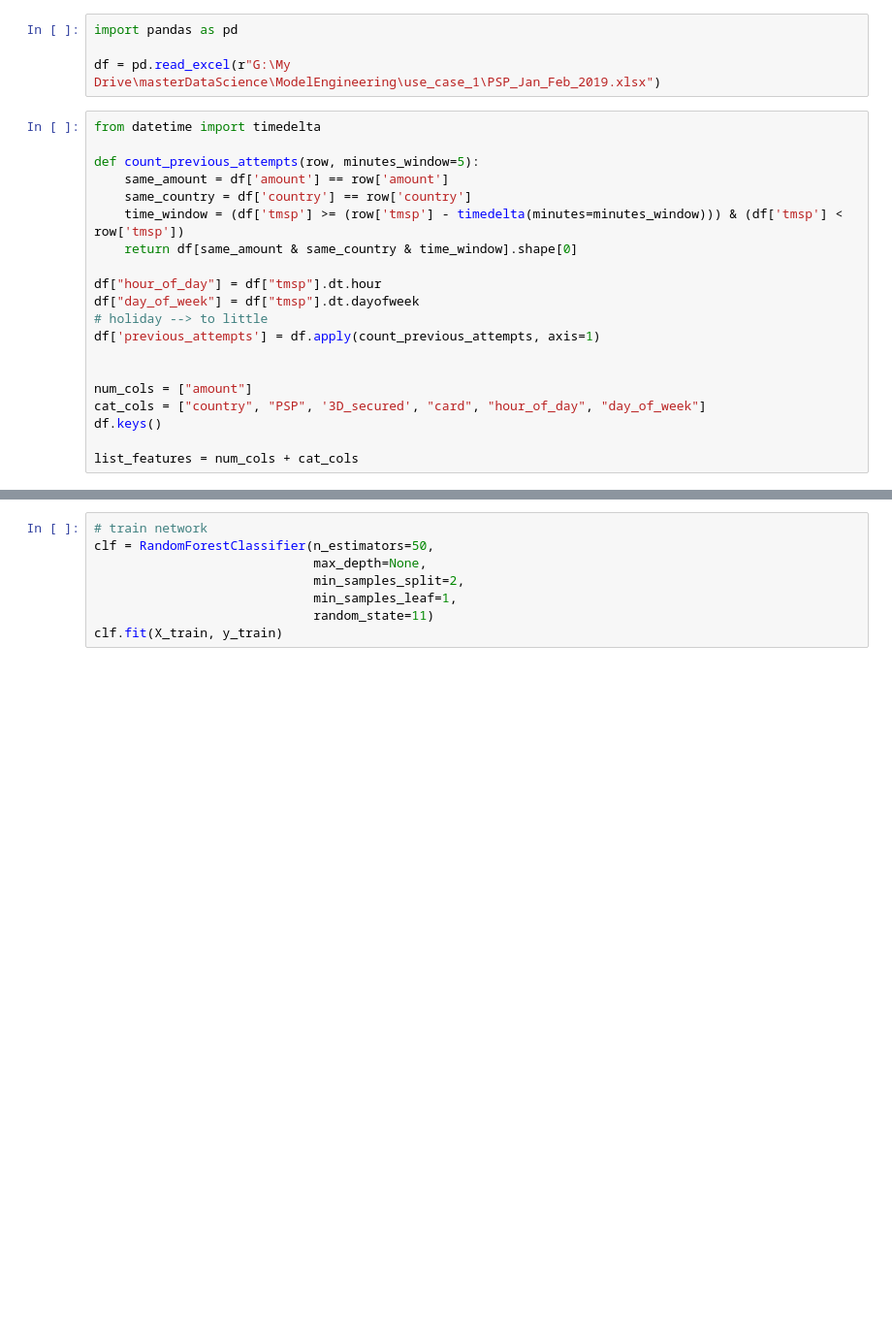
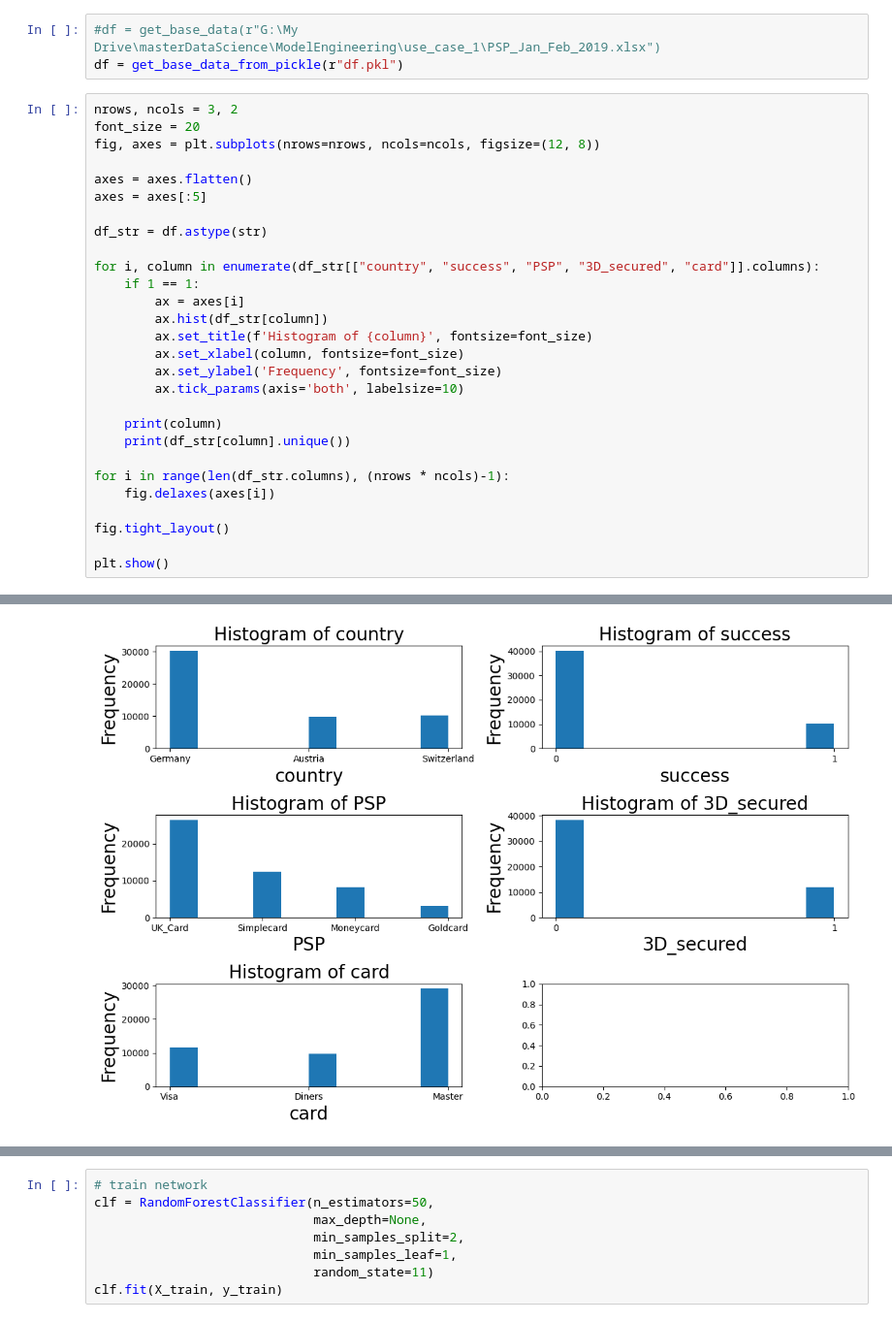
Before and after one commit to etaks90/azureExamples_finance, a Jupyter notebook: modelEngineering/app.ipynb, the cells around one changed output, grey strips where cells are left out. Shown at 97% size. Drawn from its saved outputs; the diff is of its cells as text; blank space fills up the shorter version.

```diff
--- a/modelEngineering/app.ipynb
+++ b/modelEngineering/app.ipynb
@@ -1,24 +33,32 @@
 # %%
-import pandas as pd
-
-df = pd.read_excel(r"G:\My Drive\masterDataScience\ModelEngineering\use_case_1\PSP_Jan_Feb_2019.xlsx")
+#df = get_base_data(r"G:\My Drive\masterDataScience\ModelEngineering\use_case_1\PSP_Jan_Feb_2019.xlsx")
+df = get_base_data_from_pickle(r"df.pkl")
-# %%
-from datetime import timedelta
-
-def count_previous_attempts(row, minutes_window=5):
-    same_amount = df['amount'] == row['amount']
-    same_country = df['country'] == row['country']
-    time_window = (df['tmsp'] >= (row['tmsp'] - timedelta(minutes=minutes_window))) & (df['tmsp'] < row['tmsp'])
-    return df[same_amount & same_country & time_window].shape[0]
-
-df["hour_of_day"] = df["tmsp"].dt.hour
-df["day_of_week"] = df["tmsp"].dt.dayofweek
-# holiday --> to little
-df['previous_attempts'] = df.apply(count_previous_attempts, axis=1)
-
-
-num_cols = ["amount"]
-cat_cols = ["country", "PSP", '3D_secured', "card", "hour_of_day", "day_of_week"]
-df.keys()
-
-list_features = num_cols + cat_cols
+# %%
+nrows, ncols = 3, 2
+font_size = 20
+fig, axes = plt.subplots(nrows=nrows, ncols=ncols, figsize=(12, 8))
+
+axes = axes.flatten()
+axes = axes[:5]
+
+df_str = df.astype(str)
+
+for i, column in enumerate(df_str[["country", "success", "PSP", "3D_secured", "card"]].columns):
+    if 1 == 1:
+        ax = axes[i]
+        ax.hist(df_str[column])
+        ax.set_title(f'Histogram of {column}', fontsize=font_size)
+        ax.set_xlabel(column, fontsize=font_size)
+        ax.set_ylabel('Frequency', fontsize=font_size)
+        ax.tick_params(axis='both', labelsize=10)
+
+    print(column)
+    print(df_str[column].unique())
+
+for i in range(len(df_str.columns), (nrows * ncols)-1):
+    fig.delaxes(axes[i])
+
+fig.tight_layout()
+
+plt.show()
+# %% [output]
@@ -24,0 +75 @@ list_features = num_cols + cat_cols
+[figure, added]
```
Also changed, not shown: parts of 13 cells of this notebook, 5 other files.
